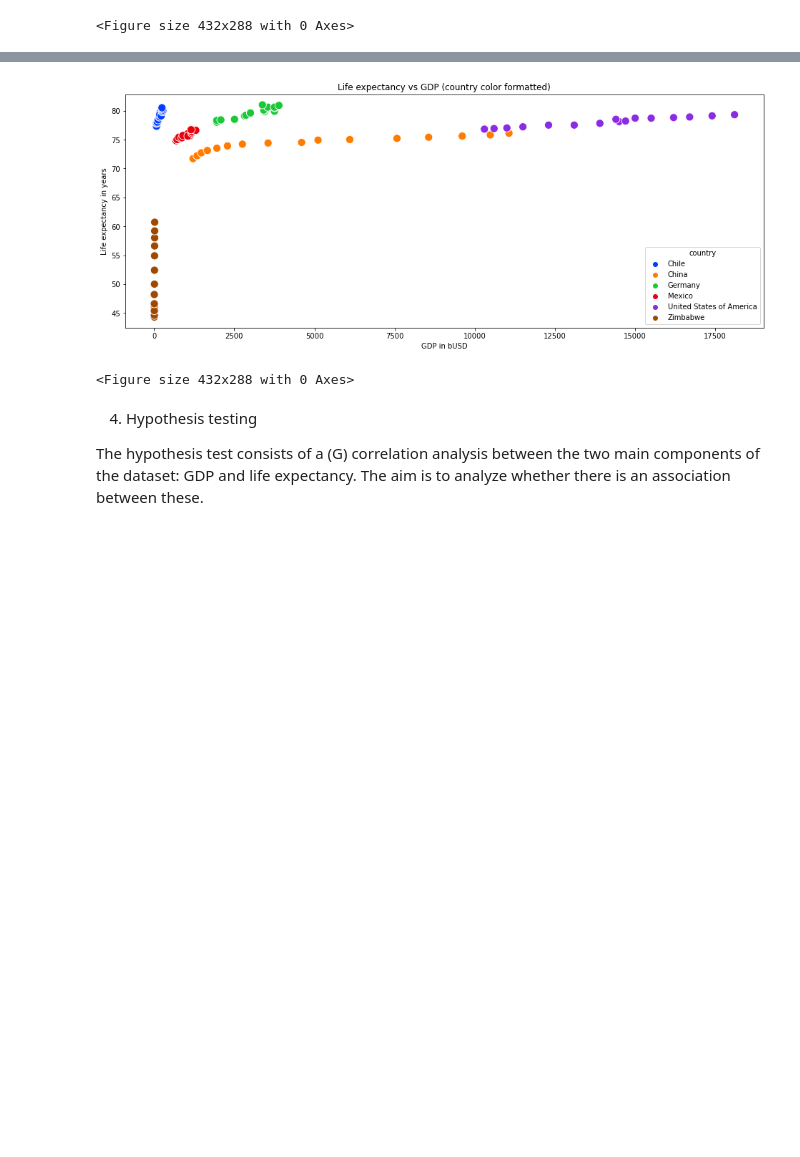
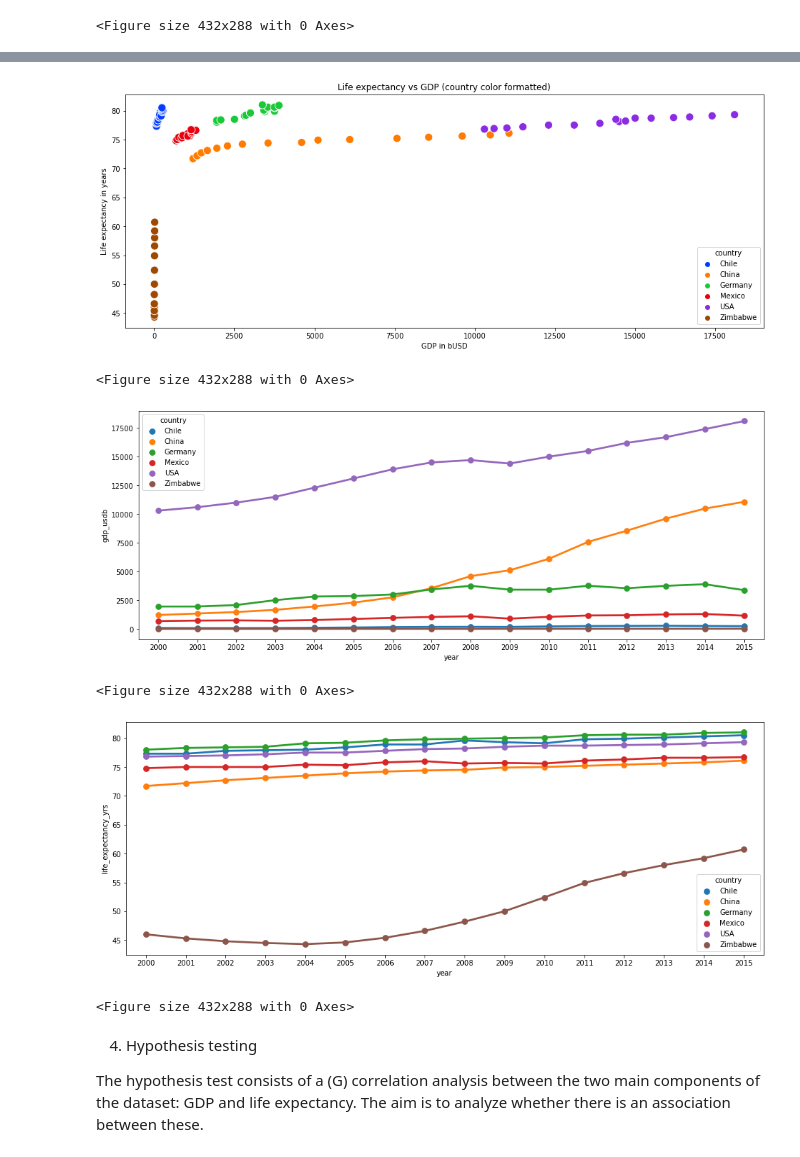
Before and after one commit to albertbanke/LifeExpectancyandGDP, a Jupyter notebook: life_expectancy_gdp.ipynb, the cells around one changed output, grey strips where cells are left out. Drawn from its saved outputs; the diff is of its cells as text; code cells hidden in the pictures; blank space fills up the shorter version.

```diff
--- a/life_expectancy_gdp.ipynb
+++ b/life_expectancy_gdp.ipynb
@@ -114,6 +114,10 @@ df.columns = ['country', 'year', 'life_expectancy_yrs', 'gdp_usdb']
 
 print(df.columns)
 
+# Changing the value 'United States of America' to USA
+
+df['country'] = df['country'].replace({'United States of America': 'USA'})
+
 print(df)
 
 # The dataset looks good, and the project continues on the the EDA
@@ -222,19 +226,35 @@ plt.clf()
 # %%
 # (F) Multivariate data analysis
 
 # Plotting a scatterplot to show the association between GDP and life expectancy and the respective countries
 plt.figure(figsize = [16, 6])
 ax4 = sns.scatterplot(data = df, x = 'gdp_usdb', y = 'life_expectancy_yrs', hue = 'country', palette= 'bright', s = 125)
 
 plt.title('Life expectancy vs GDP (country color formatted)')
 plt.xlabel('GDP in bUSD')
 plt.ylabel('Life expectancy in years')
 
 plt.show()
 plt.clf()
+
+plt.figure(figsize = [16, 6])
+ax5 = sns.pointplot(data = df, x = 'year', y = 'gdp_usdb', hue = 'country')
+
+plt.show()
+plt.clf()
+
+plt.figure(figsize = [16, 6])
+ax6 = sns.pointplot(data = df, x = 'year', y = 'life_expectancy_yrs', hue = 'country')
+
+plt.show()
+plt.clf()
 # %% [output]
-[figure, old version]
+[figure, new version]
 <Figure size 432x288 with 0 Axes>
+[figure, added]
+<Figure size 432x288 with 0 Axes>
+[figure, added]
+<Figure size 432x288 with 0 Axes>
 # %% [markdown]
 4. Hypothesis testing
 
```
Also changed, not shown: parts of 1 cell of this notebook.
